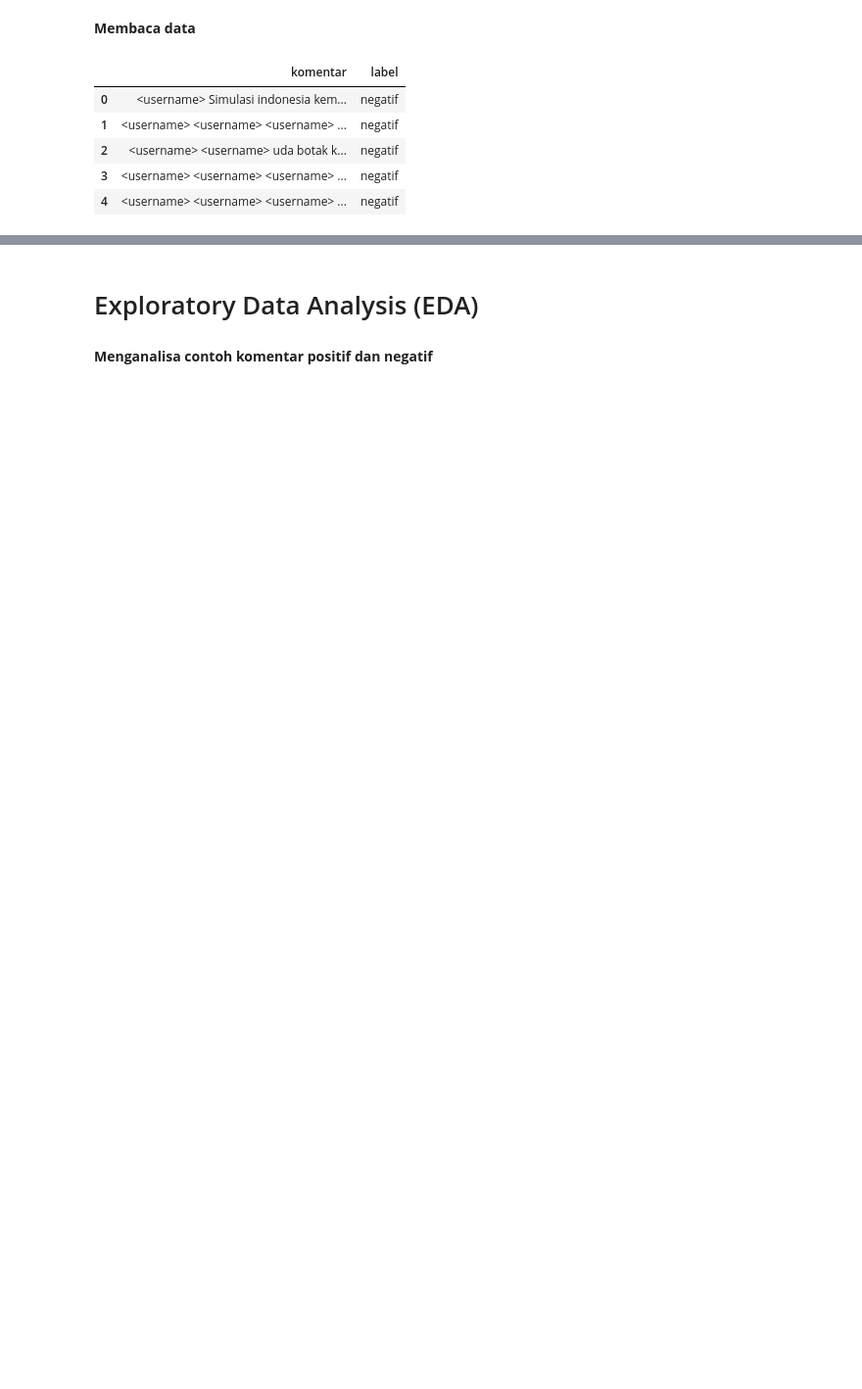
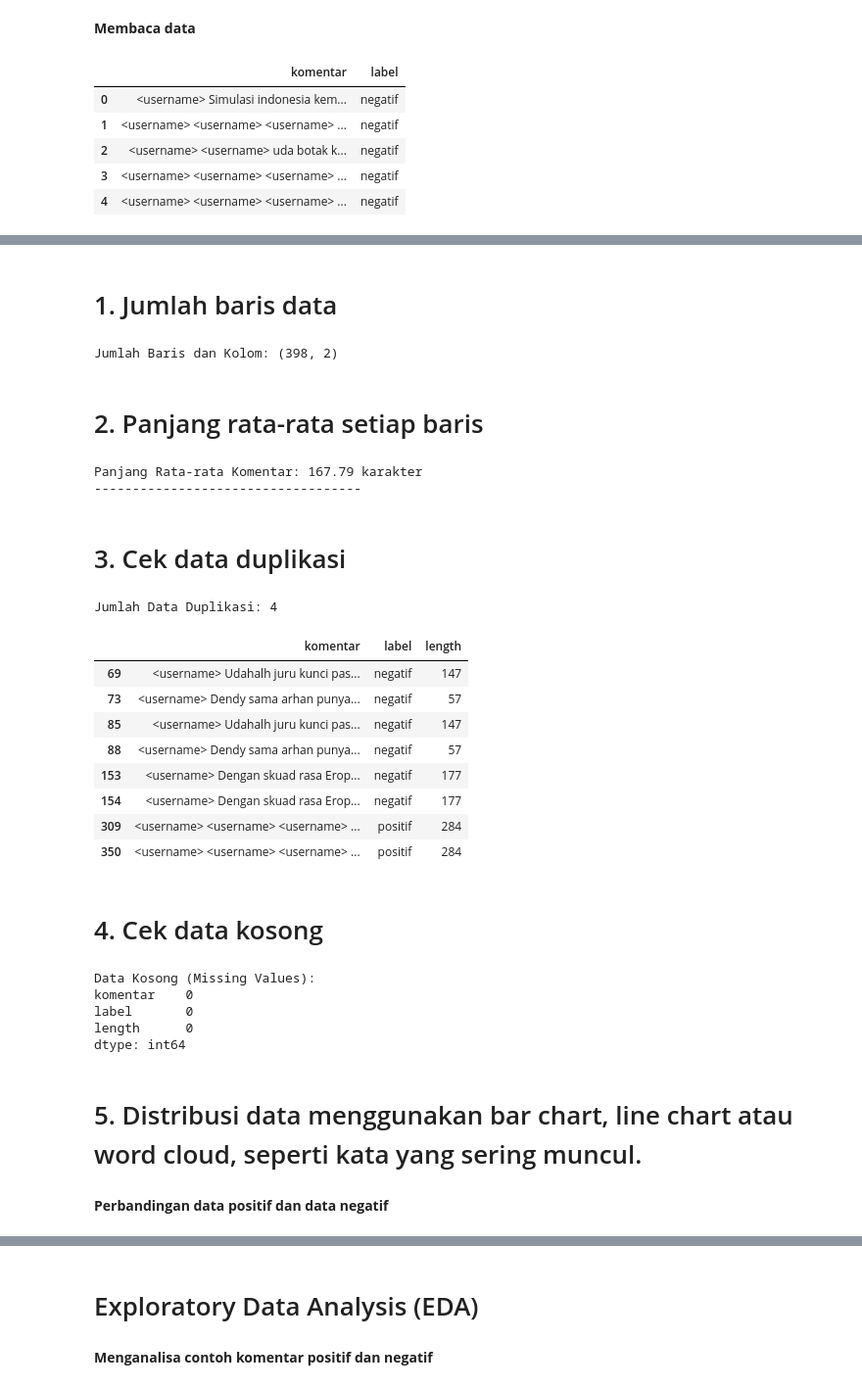
Before and after one commit to MauliaAstuti/Tugas_Kelompok_5_NLP, a Jupyter notebook: analisis_sentimen_timnas_indonesia_di_era_sty.ipynb, the cells around one changed output, grey strips where cells are left out. Shown at 98% size. Drawn from its saved outputs; the diff is of its cells as text; code cells hidden in the pictures; blank space fills up the shorter version.

```diff
--- a/analisis_sentimen_timnas_indonesia_di_era_sty.ipynb
+++ b/analisis_sentimen_timnas_indonesia_di_era_sty.ipynb
@@ -114,2 +80,0 @@ df.drop_duplicates()
-# %%
-df['komentar'] = df['komentar'].str.lower()
@@ -118,4 +80,0 @@ df['komentar'] = df['komentar'].str.lower()
-# %%
-def remove_punctuation(words):
-    return words.translate(str.maketrans('','',string.punctuation))
-df['komentar'] = df['komentar'].apply(remove_punctuation)
@@ -134,22 +80,0 @@ True
-# %%
-stop_word = [
-    'yg',
-    'yang',
-    'di',
-    'ini',
-    'dan',
-    'aja',
-    'username',
-    'itu',
-    'ya'
-]
-
-def remove_stop_word(words):
-    return [word for word in words if word not in stop_word]
-
-df['komentar'] = df['komentar'].apply(word_tokenize)
-
-df['komentar'] = df['komentar'].apply(remove_stop_word)
-
-# Join lagi untuk melakukan EDA
-df['komentar'] = df['komentar'].apply(' '.join)
@@ -155,0 +83,50 @@ df['komentar'] = df['komentar'].apply(' '.join)
+# %% [markdown]
+# 1. Jumlah baris data
+# %%
+print(f"Jumlah Baris dan Kolom: {df.shape}")
+# %% [output]
+Jumlah Baris dan Kolom: (398, 2)
+# %% [markdown]
+# 2. Panjang rata-rata setiap baris
+# %%
+df['length'] = df['komentar'].apply(len)
+panjang_rata_rata = df['length'].mean()
+print(f"Panjang Rata-rata Komentar: {panjang_rata_rata:.2f} karakter")
+print("-" * 35)
+# %% [output]
+Panjang Rata-rata Komentar: 167.79 karakter
+-----------------------------------
+# %% [markdown]
+# 3. Cek data duplikasi
+# %%
+duplikasi = df.duplicated().sum()
+print(f"Jumlah Data Duplikasi: {duplikasi}")
+
+df[df.duplicated(keep=False)]
+# %% [output]
+Jumlah Data Duplikasi: 4
+|  | komentar | label | length |
+| 69 | <username> Udahalh juru kunci pas... | negatif | 147 |
+| 73 | <username> Dendy sama arhan punya... | negatif | 57 |
+| 85 | <username> Udahalh juru kunci pas... | negatif | 147 |
+| 88 | <username> Dendy sama arhan punya... | negatif | 57 |
+| 153 | <username> Dengan skuad rasa Erop... | negatif | 177 |
+| 154 | <username> Dengan skuad rasa Erop... | negatif | 177 |
+| 309 | <username> <username> <username> ... | positif | 284 |
+| 350 | <username> <username> <username> ... | positif | 284 |
+# %% [markdown]
+# 4. Cek data kosong
+# %%
+kosong = df.isnull().sum()
+print("\nData Kosong (Missing Values):")
+print(kosong)
+# %% [output]
+Data Kosong (Missing Values):
+komentar    0
+label       0
+length      0
+dtype: int64
+# %% [markdown]
+# 5. Distribusi data menggunakan bar chart, line chart atau word cloud, seperti kata yang sering muncul.
+# %% [markdown]
+**Perbandingan data positif dan data negatif**
```
Also changed, not shown: parts of 80 cells of this notebook.
